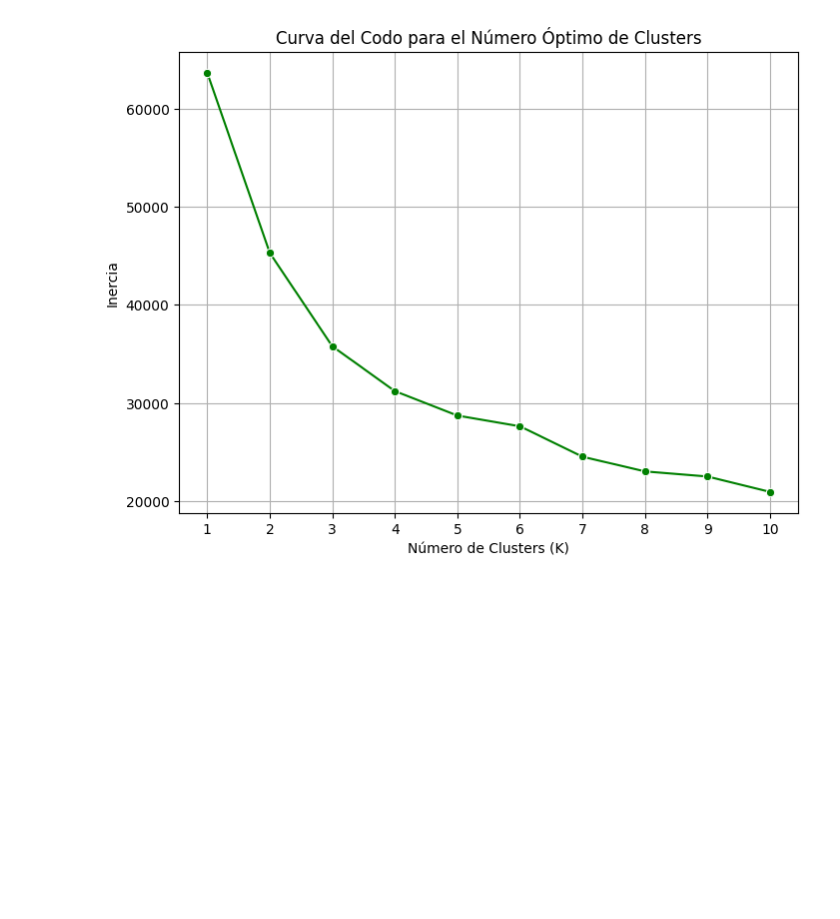
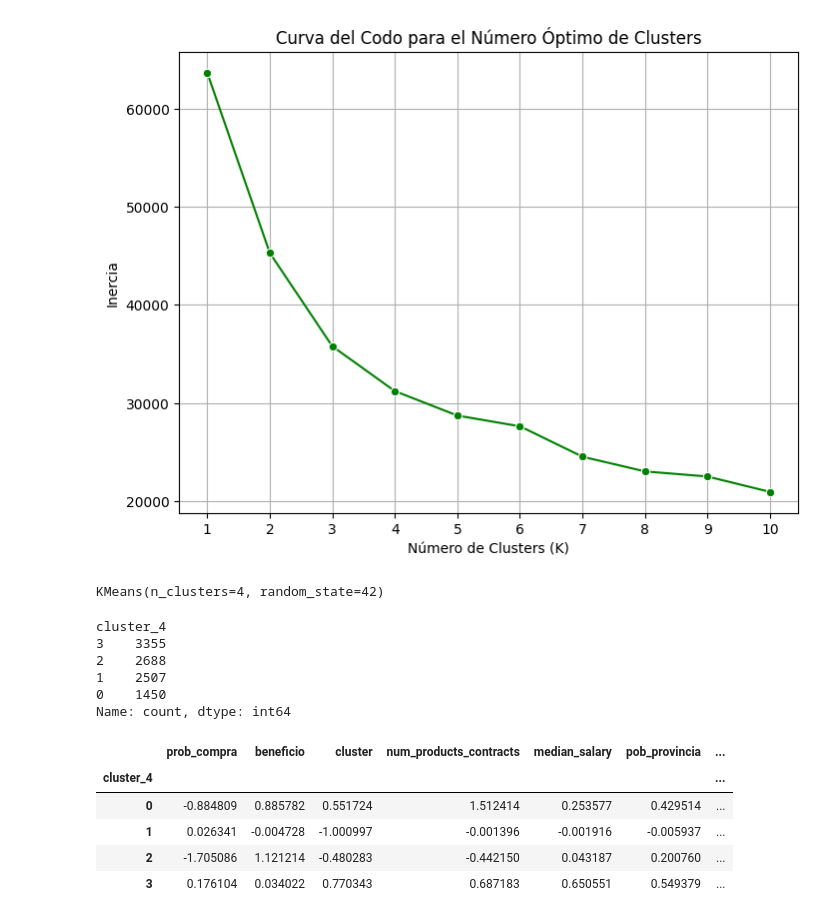
Before and after one commit to jascicz/easy_money_Project, a Jupyter notebook: Tarea_4_Personalizacion/Personalizacion.ipynb, the cells around one changed output. Cells and saved outputs as stored; diff of their text form; code cells hidden in the pictures; blank space fills up the shorter version.

```diff
--- a/Tarea_4_Personalizacion/Personalizacion.ipynb
+++ b/Tarea_4_Personalizacion/Personalizacion.ipynb
@@ -837,3 +837,8 @@ plt.grid()
 plt.show()
 # %% [output]
 [figure]
+# %%
+cluster_model = KMeans(n_clusters = 4, random_state=42)
+cluster_model.fit(df_joined_scaled)
+# %% [output]
+KMeans(n_clusters=4, random_state=42)
@@ -839,0 +847,31 @@ plt.show()
+# %%
+print(df_joined_scaled['cluster_4'].value_counts())
+# %% [output]
+cluster_4
+3    3355
+2    2688
+1    2507
+0    1450
+Name: count, dtype: int64
+# %%
+cols = list(df_joined_scaled.columns)
+cols.remove("cluster_4")
+# Calcular las medias para cada cluster
+pt = pd.pivot_table(df_joined_scaled, index='cluster_4', values=cols, aggfunc='mean')
+
+# Calcular la cantidad de elementos en cada cluster
+add = pd.pivot_table(df_joined_scaled, index='cluster_4', values='num_products_contracts', aggfunc='count')
+pt['count'] = add
+
+# Añadir 'count' a la lista de columnas para la visualización final
+cols.append('count')
+
+# Mostrar la tabla con estilos y gradientes de color
+pt[cols].style.background_gradient(cmap='coolwarm')
+# %% [output]
+|  | prob_compra | beneficio | cluster | num_products_contracts | median_salary | pob_provincia | ... |
+| cluster_4 |  |  |  |  |  |  | ... |
+| 0 | -0.884809 | 0.885782 | 0.551724 | 1.512414 | 0.253577 | 0.429514 | ... |
+| 1 | 0.026341 | -0.004728 | -1.000997 | -0.001396 | -0.001916 | -0.005937 | ... |
+| 2 | -1.705086 | 1.121214 | -0.480283 | -0.442150 | 0.043187 | 0.200760 | ... |
+| 3 | 0.176104 | 0.034022 | 0.770343 | 0.687183 | 0.650551 | 0.549379 | ... |
```
Also changed, not shown: parts of 4 cells of this notebook.
